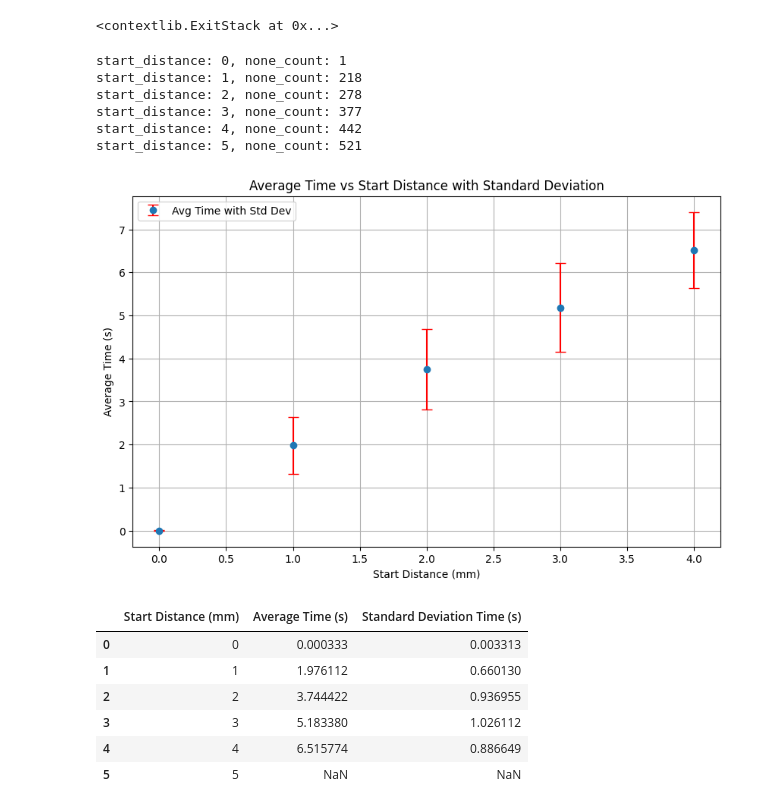
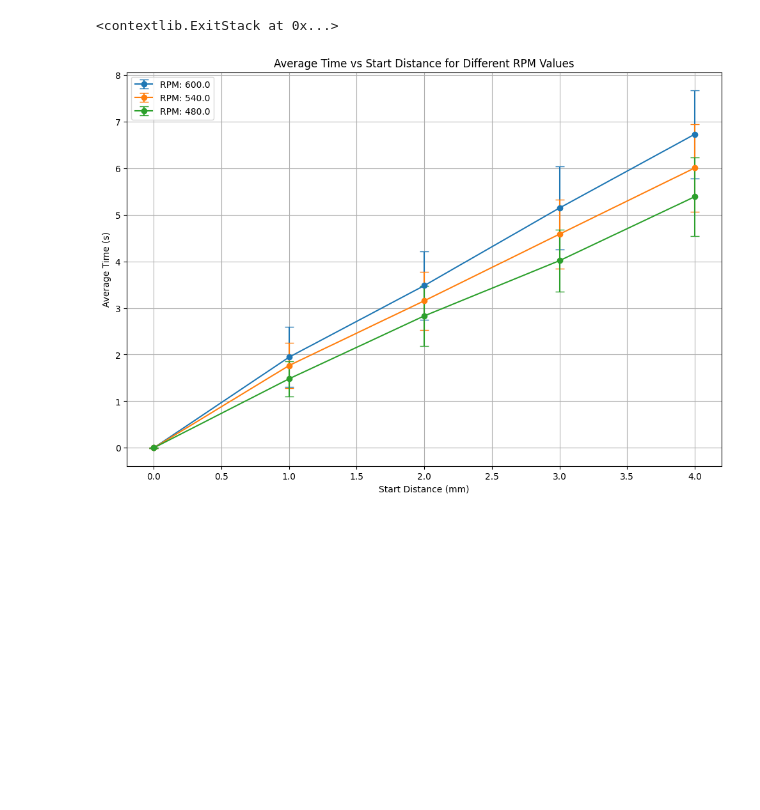
Before and after one commit to l0g1c-80m8/screw-dynamics-sindy, a Jupyter notebook: notebook/simulation-time-results.ipynb, the cells around one changed output. Cells and saved outputs as stored; diff of their text form; code cells hidden in the pictures; blank space fills up the shorter version.

Commit message:
update to include scaled results from rpm values

```diff
--- a/notebook/simulation-time-results.ipynb
+++ b/notebook/simulation-time-results.ipynb
@@ -119,8 +118,10 @@ with torch.no_grad():
     time_results = dict()
     circle_center = np.array([0, 0])
     circle_radius = 5
+    top_rpm = 600
+    rpm_levels = [top_rpm * frac for frac in [1.0, 0.9, 0.8]]
 
-    for start_distance in range(11):
+    for start_distance, rpm in product(range(5), rpm_levels):
         episode_results = []
         none_count = 0
 
@@ -128,8 +129,8 @@ with torch.no_grad():
             start_pos = generate_random_start(circle_center, start_distance + circle_radius)
             stacked_gen_pos = np.column_stack(gen_pos_from_vel(
                 start_pos,
-                best_segmented_vx[target_segment_start:target_segment_start + segment_length],
-                best_segmented_vy[target_segment_start:target_segment_start + segment_length]
+                best_segmented_vx[target_segment_start:target_segment_start + segment_length] * top_rpm / rpm,
+                best_segmented_vy[target_segment_start:target_segment_start + segment_length] * top_rpm / rpm
             ))
 
             for idx in range(4):
@@ -138,8 +139,8 @@ with torch.no_grad():
                     stacked_gen_pos,
                     np.column_stack(gen_pos_from_vel(
                         start_pos,
-                        best_segmented_vx[target_segment_start:target_segment_start + segment_length],
-                        best_segmented_vy[target_segment_start:target_segment_start + segment_length]
+                        best_segmented_vx[target_segment_start:target_segment_start + segment_length] * top_rpm / rpm,
+                        best_segmented_vy[target_segment_start:target_segment_start + segment_length] * top_rpm / rpm
                         ))
                 ))
 
@@ -150,55 +151,48 @@ with torch.no_grad():
             else:
                 none_count += 1
 
-        print(f'start_distance: {start_distance}, none_count: {none_count}')
-
-        if none_count > 500:
-            time_results[start_distance] = [np.nan]
+        if none_count > 1e9:
+            time_results[(start_distance, rpm)] = [np.nan]
             break
         else:
-            time_results[start_distance] = episode_results
+            time_results[(start_distance, rpm)] = episode_results
-# %% [output]
-start_distance: 0, none_count: 1
-start_distance: 1, none_count: 218
-start_distance: 2, none_count: 278
-start_distance: 3, none_count: 377
-start_distance: 4, none_count: 442
-start_distance: 5, none_count: 521
 # %%
 time_step_to_second_factor = 0.033301513000000005
 
 start_distances = []
+rpm_vals = []
 avg_times = []
 std_dev_times = []
 
 for key, val in time_results.items():
-    start_distances.append(key)
+    start_distances.append(key[0])
+    rpm_vals.append(key[1])
     avg_times.append(np.average(val) * time_step_to_second_factor)
     std_dev_times.append(np.std(val) * time_step_to_second_factor)
 
-plt.figure(figsize=(10, 6))
+df = pd.DataFrame({
+    'Start Distance (mm)': start_distances,
+    'RPM': rpm_vals,
+    'Average Time (s)': avg_times,
+    'Standard Deviation Time (s)': std_dev_times
+})
 
-plt.errorbar(start_distances, avg_times, yerr=std_dev_times, fmt='o', ecolor='red', capsize=5, label='Avg Time with Std Dev')
+unique_rpms = df['RPM'].unique()
+
+plt.figure(figsize=(12, 8))
+
+for rpm in unique_rpms:
+    rpm_data = df[df['RPM'] == rpm]
+    plt.errorbar(rpm_data['Start Distance (mm)'], rpm_data['Average Time (s)'],
+                 yerr=rpm_data['Standard Deviation Time (s)'], fmt='o-', capsize=5,
+                 label=f'RPM: {rpm}')
 
 plt.xlabel('Start Distance (mm)')
 plt.ylabel('Average Time (s)')
-plt.title('Average Time vs Start Distance with Standard Deviation')
+plt.title('Average Time vs Start Distance for Different RPM Values')
 plt.grid(True)
 plt.legend()
 
 plt.show()
-
-pd.DataFrame({
-    'Start Distance (mm)': start_distances,
-    'Average Time (s)': avg_times,
-    'Standard Deviation Time (s)': std_dev_times
-})
 # %% [output]
-[figure, old version]
+[figure, new version]
-|  | Start Distance (mm) | Average Time (s) | Standard Deviation Time (s) |
-| 0 | 0 | 0.000333 | 0.003313 |
-| 1 | 1 | 1.976112 | 0.660130 |
-| 2 | 2 | 3.744422 | 0.936955 |
-| 3 | 3 | 5.183380 | 1.026112 |
-| 4 | 4 | 6.515774 | 0.886649 |
-| 5 | 5 | NaN | NaN |
```
Also changed, not shown: parts of 6 cells of this notebook.
